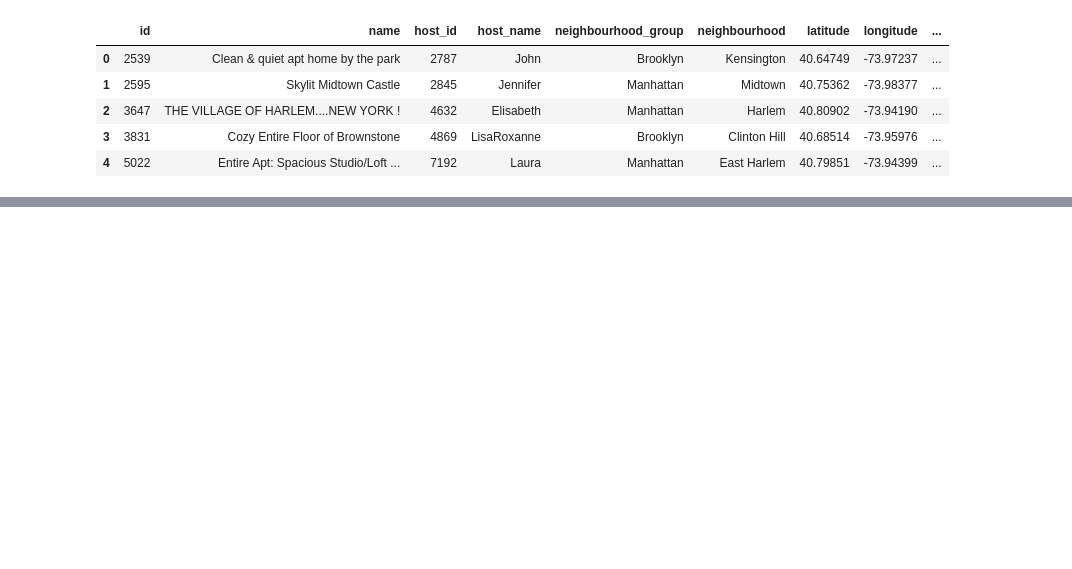
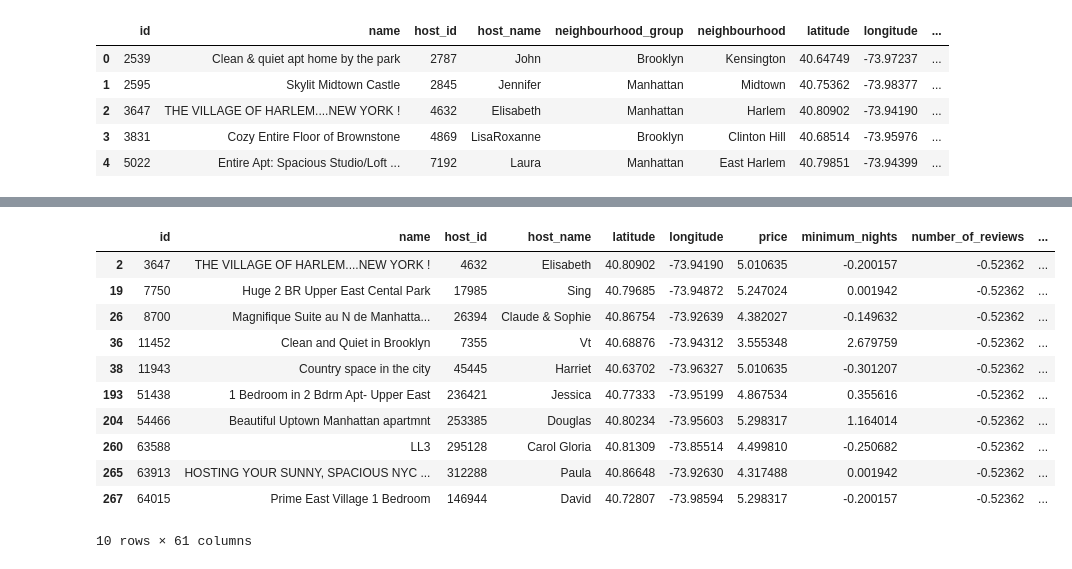
Before and after one commit to yasminahobeika/Decision_Tree_Implementation_From_Scratch, a Jupyter notebook: AirBnb/preprocessing.ipynb, the cells around one changed output, grey strips where cells are left out. Saved outputs shown, nothing was run; the diff lists cells and outputs as text; code cells hidden in the pictures; blank space fills up the shorter version.

```diff
--- a/AirBnb/preprocessing.ipynb
+++ b/AirBnb/preprocessing.ipynb
@@ -145,3 +208,19 @@ df2.head()
+# %%
+##Indeed, they way we are doing with last_review makes it so is_rated is always one, so we probably should'nt replace the last_review with the min_date(or at least not before doing is_rated)
+df2[df2['is_rated']!=1].head(10)
+# %% [output]
+|  | id | name | host_id | host_name | latitude | longitude | price | minimum_nights | number_of_reviews | ... |
+| 2 | 3647 | THE VILLAGE OF HARLEM....NEW YORK ! | 4632 | Elisabeth | 40.80902 | -73.94190 | 5.010635 | -0.200157 | -0.52362 | ... |
+| 19 | 7750 | Huge 2 BR Upper East Cental Park | 17985 | Sing | 40.79685 | -73.94872 | 5.247024 | 0.001942 | -0.52362 | ... |
+| 26 | 8700 | Magnifique Suite au N de Manhatta... | 26394 | Claude & Sophie | 40.86754 | -73.92639 | 4.382027 | -0.149632 | -0.52362 | ... |
+| 36 | 11452 | Clean and Quiet in Brooklyn | 7355 | Vt | 40.68876 | -73.94312 | 3.555348 | 2.679759 | -0.52362 | ... |
+| 38 | 11943 | Country space in the city | 45445 | Harriet | 40.63702 | -73.96327 | 5.010635 | -0.301207 | -0.52362 | ... |
+| 193 | 51438 | 1 Bedroom in 2 Bdrm Apt- Upper East | 236421 | Jessica | 40.77333 | -73.95199 | 4.867534 | 0.355616 | -0.52362 | ... |
+| 204 | 54466 | Beautiful Uptown Manhattan apartmnt | 253385 | Douglas | 40.80234 | -73.95603 | 5.298317 | 1.164014 | -0.52362 | ... |
+| 260 | 63588 | LL3 | 295128 | Carol Gloria | 40.81309 | -73.85514 | 4.499810 | -0.250682 | -0.52362 | ... |
+| 265 | 63913 | HOSTING YOUR SUNNY, SPACIOUS NYC ... | 312288 | Paula | 40.86648 | -73.92630 | 4.317488 | 0.001942 | -0.52362 | ... |
+| 267 | 64015 | Prime East Village 1 Bedroom | 146944 | David | 40.72807 | -73.98594 | 5.298317 | -0.200157 | -0.52362 | ... |
+10 rows × 61 columns
 # %%
 # Save pre-processed file
 df2.to_csv("CleanedData.csv", index = False)
```
Also changed, not shown: parts of 5 cells of this notebook.
